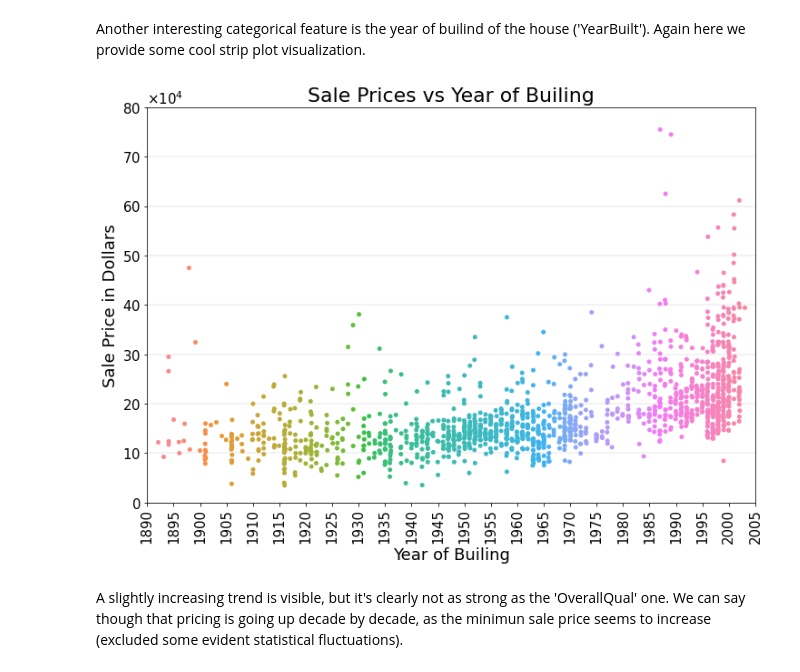
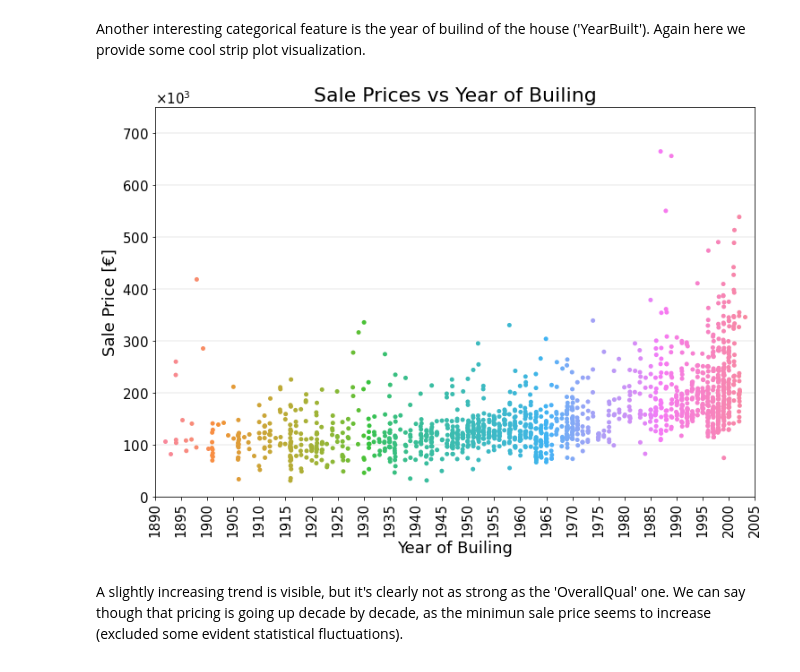
Before and after one commit to niklai99/House-Prices, a Jupyter notebook: house_pricing.ipynb, the cells around one changed output. Drawn from its saved outputs; the diff is of its cells as text; code cells hidden in the pictures.

```diff
--- a/house_pricing.ipynb
+++ b/house_pricing.ipynb
@@ -246,33 +270,37 @@ Another interesting categorical feature is the year of builind of the house ('Ye
 # %%
 #figure setup
 fig = plt.figure(figsize=(12,8))
 ax = fig.add_subplot(1, 1, 1)
 ax.grid(axis='y', linewidth = .3)
 
+#conversion dollar to euro
+conv_dollar_to_euro = 0.88
+sale_euro = df_train['SalePrice'] * conv_dollar_to_euro
+
 #strip plot
-sns.stripplot(x = df_train['YearBuilt'], y = df_train['SalePrice'], ax = ax)
+sns.stripplot(x = df_train['YearBuilt'], y = sale_euro, ax = ax)
 
 #axis labels
 ax.set_xlabel('Year of Builing', fontsize = 18)
-ax.set_ylabel('Sale Price in Dollars', fontsize = 18)
+ax.set_ylabel('Sale Price [€]', fontsize = 18)
 
 #title
 ax.set_title('Sale Prices vs Year of Builing', fontsize = 22)
 
 #axis limits
 ax.set_xlim(left = -2, right = 112)
-ax.set_ylim(bottom = 0, top = 8e5)
+ax.set_ylim(bottom = 0, top = 7.5e5)
 
 #axis ticks
 ax.tick_params(axis = 'both', which = 'major', labelsize = 15)
 ax.yaxis.get_offset_text().set_fontsize(15)
 ax.yaxis.set_major_formatter(ScalarFormatter(useMathText=True))
-ax.ticklabel_format(axis = 'y', style = 'sci', scilimits = (4,4))
+ax.ticklabel_format(axis = 'y', style = 'sci', scilimits = (3,3))
 ax.set(xticks=np.arange(-2, 118, 5), xticklabels=np.arange(1890, 2010, 5))
 plt.setp(ax.xaxis.get_majorticklabels(), rotation=90 )
 
 plt.show()
 # %% [output]
-[figure, old version]
+[figure, new version]
 # %% [markdown]
 A slightly increasing trend is visible, but it's clearly not as strong as the 'OverallQual' one. We can say though that pricing is going up decade by decade, as the minimun sale price seems to increase (excluded some evident statistical fluctuations).
```
Also changed, not shown: parts of 5 cells of this notebook.
